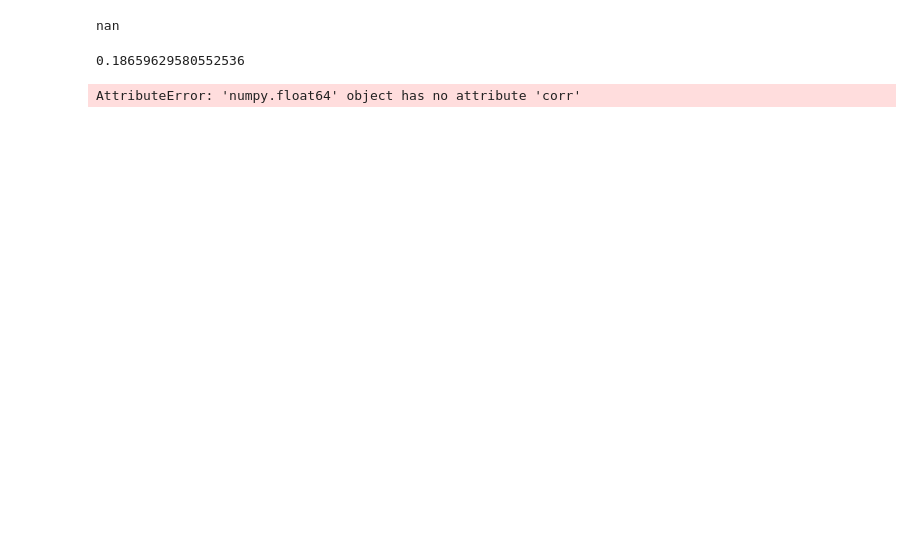
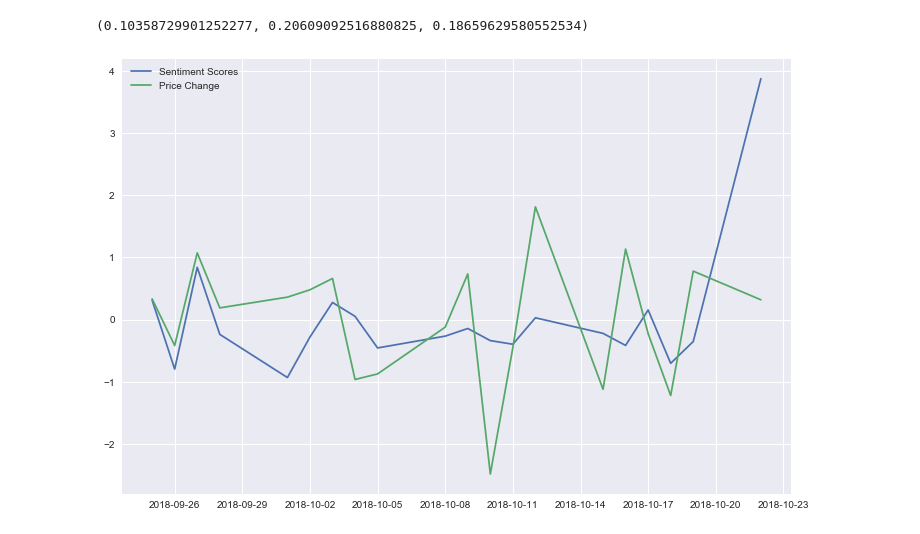
Before and after one commit to malhotravasu/algoT, a Jupyter notebook: experimental/final corr.ipynb, the cells around one changed output. Drawn from its saved outputs; the diff is of its cells as text; code cells hidden in the pictures; blank space fills up the shorter version.

Commit message:
Sentiment Trading done!

```diff
--- a/experimental/final corr.ipynb
+++ b/experimental/final corr.ipynb
@@ -9,2 +1,14 @@ import numpy as np
+# %%
+import pandas as pd
+import numpy as np
+
+from scipy.stats.stats import pearsonr
+import matplotlib.pyplot as plt
+import seaborn as sns
+
+sns.set()
+plt.rcParams['figure.figsize'] = [12, 8]
 # %%
-df=pd.read_csv('final.csv')
+df = pd.read_csv('final.csv', parse_dates=['date']).sort_values('date').set_index('date')
+df = df.iloc[1:]
+df.head()
@@ -11,3 +22,0 @@ df=pd.read_csv('final.csv')
-# %%
-df.set_index('date')
-df=df.iloc[1:]
@@ -58,13 +46,15 @@ def pcc(X, Y):
-# %%
-pcc(np.array([5.9]),np.array([8.6]))
-# %% [output]
-nan
-# %%
-df['content_score'].corr(df['change_close'])
-# %% [output]
-0.18659629580552536
-# %%
-for i in range(20):
-    df.iloc[i]['content_corr']=df.iloc[i]['content_score'].corr(df.iloc[i]['change_close'])
-# %% [output]
-AttributeError: 'numpy.float64' object has no attribute 'corr'
+# %%
+(
+    pcc(df['title_score'], df['change_close']),
+    pcc(df['desc_score'], df['change_close']),
+    pcc(df['content_score'], df['change_close'])
+)
+# %% [output]
+(0.10358729901252277, 0.20609092516880825, 0.18659629580552534)
+# %%
+plt.plot( (df['desc_score'] - df['desc_score'].mean()) / df['desc_score'].std() )
+plt.plot( (df['change_close'] - df['change_close'].mean()) / df['change_close'].std() )
+plt.legend(["Sentiment Scores", "Price Change"])
+plt.show()
+# %% [output]
+[figure, added]
```
Also changed, not shown: parts of 12 cells of this notebook, 21 other files.
